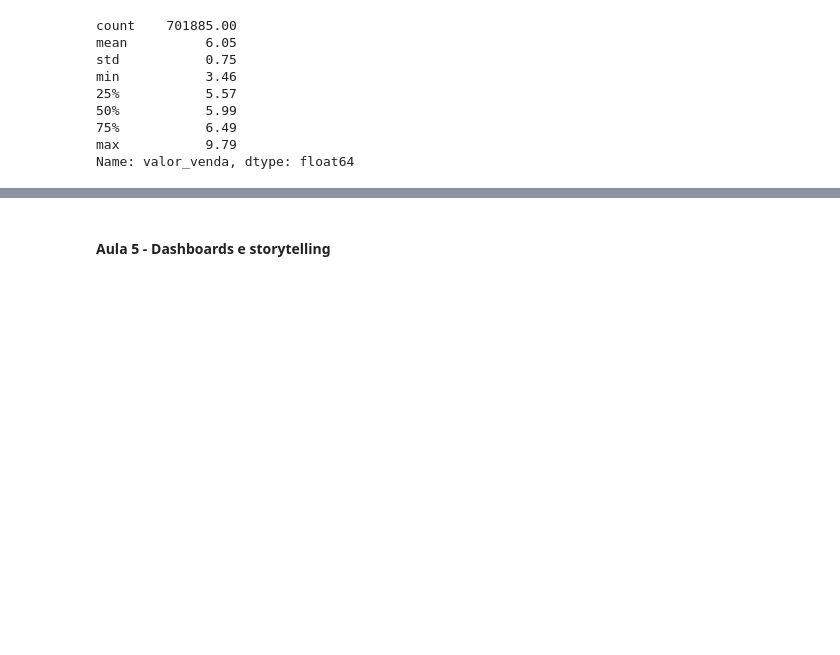
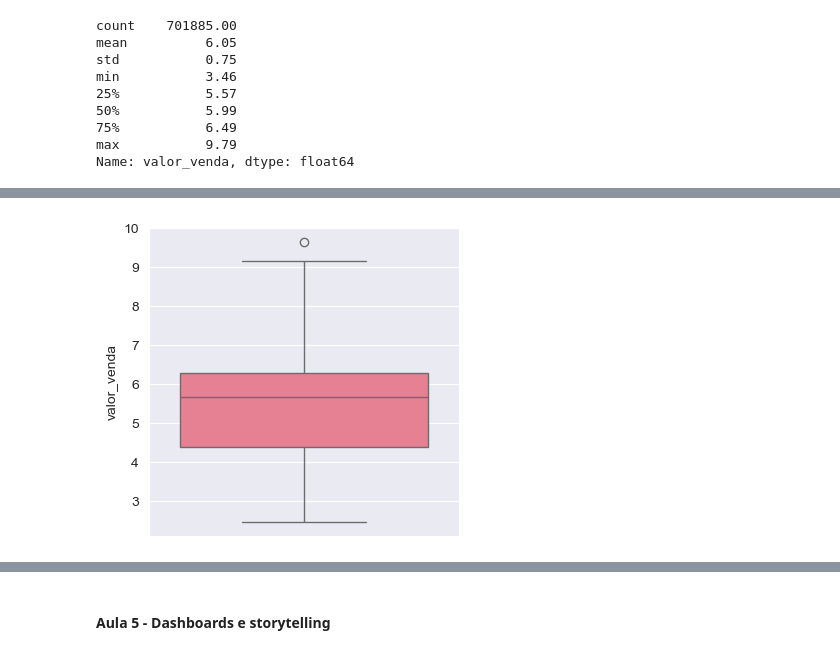
Before and after one commit to RicardViana/fiap-data-viz-and-production-models, a Jupyter notebook: analise_de_negocios.ipynb, the cells around one changed output, grey strips where cells are left out. Saved outputs shown, nothing was run; the diff lists cells and outputs as text; code cells hidden in the pictures; blank space fills up the shorter version.

```diff
--- a/analise_de_negocios.ipynb
+++ b/analise_de_negocios.ipynb
@@ -941,0 +993,5 @@ plotar_boxplot_2V(
+# %%
+# Plotar boxplot
+plotar_boxplot_geral('valor_venda', diesel_s10)
+# %% [output]
+[figure, added]
```
Also changed, not shown: parts of 21 cells of this notebook.
